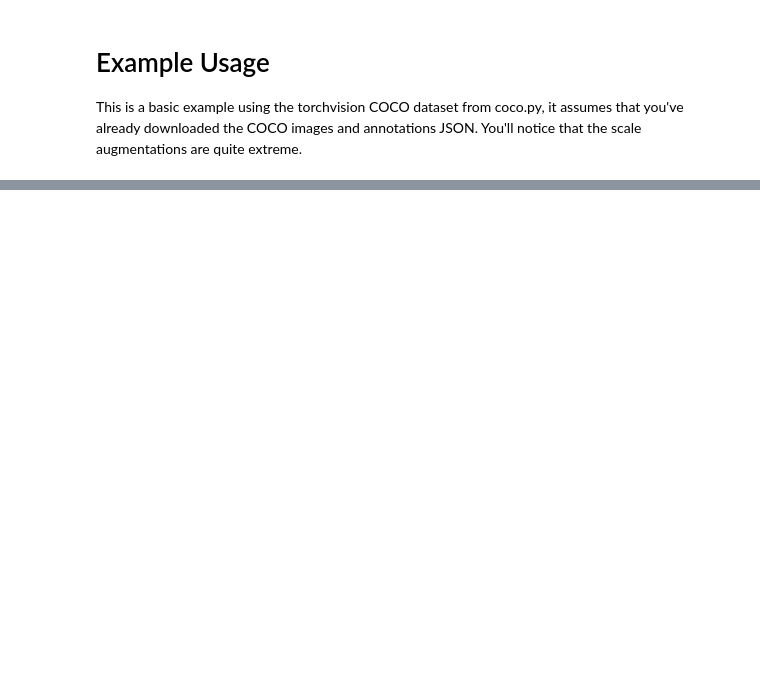
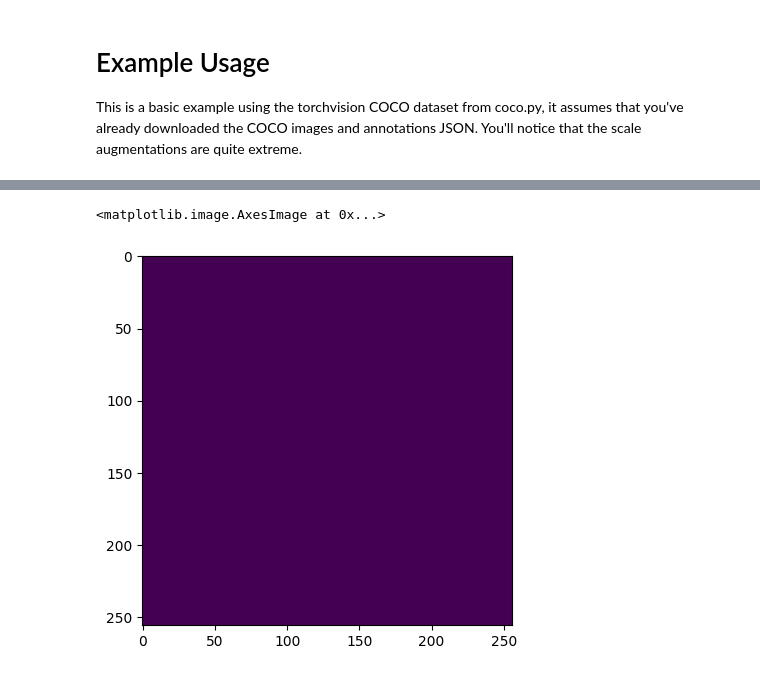
Before and after one commit to JensPars/ADLCV, a Jupyter notebook: simple_copy_paste/example.ipynb, the cells around one changed output, grey strips where cells are left out. Cells and saved outputs as stored; diff of their text form; code cells hidden in the pictures; blank space fills up the shorter version.

```diff
--- a/simple_copy_paste/example.ipynb
+++ b/simple_copy_paste/example.ipynb
@@ -43,0 +77,5 @@ index created!
+# %%
+plt.imshow(next_batch[1][0]["masks"][1])
+# %% [output]
+<matplotlib.image.AxesImage at 0x...>
+[figure, added]
```
Also changed, not shown: parts of 11 cells of this notebook, 7 other files.
